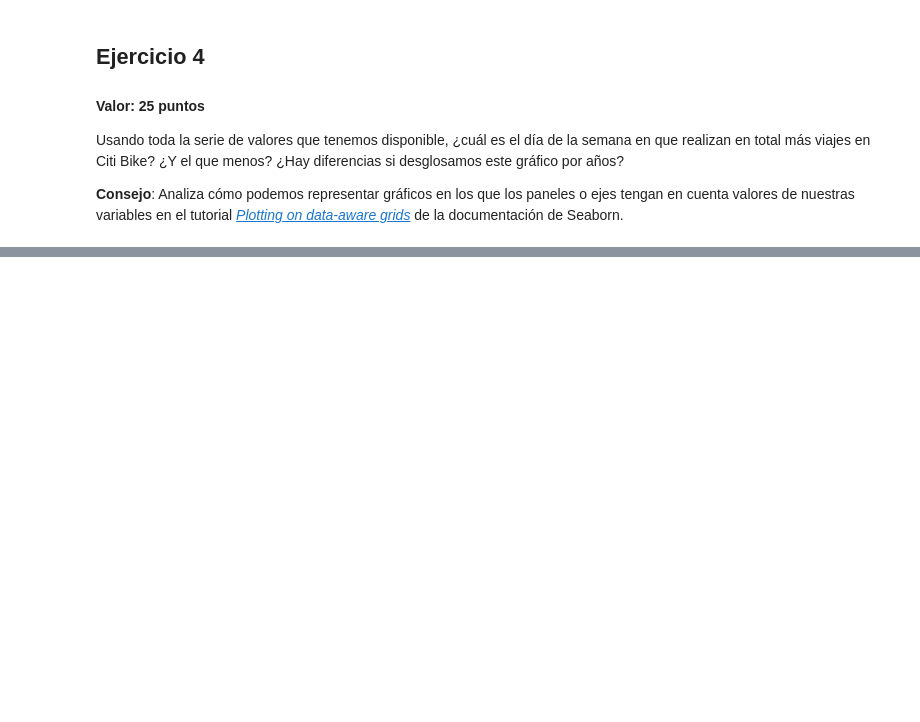
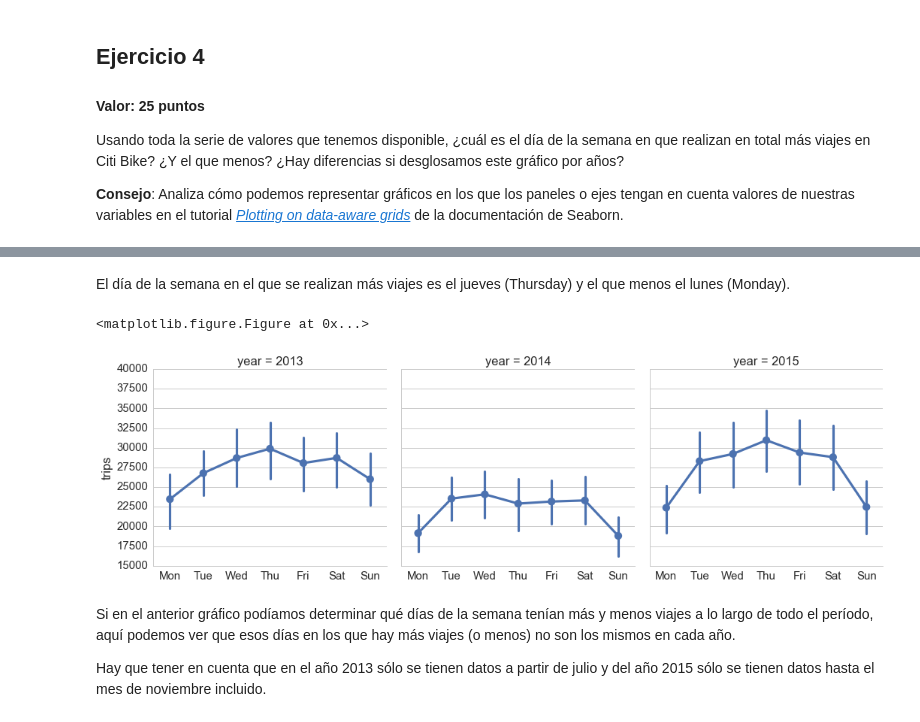
Before and after one commit to jvicentem/pandas-and-seaborn-assignment, a Jupyter notebook: Citi Bike System NYC.ipynb, the cells around one changed output, grey strips where cells are left out. Drawn from its saved outputs; the diff is of its cells as text; code cells hidden in the pictures; blank space fills up the shorter version.

```diff
--- a/Citi Bike System NYC.ipynb
+++ b/Citi Bike System NYC.ipynb
@@ -228,0 +252,18 @@ Usando toda la serie de valores que tenemos disponible, ¿cuál es el día de la
+# %% [markdown]
+El día de la semana en el que se realizan más viajes es el jueves (Thursday) y el que menos el lunes (Monday).
+# %%
+# Viajes por día de la semana desglosado por año
+
+sns.plt.figure(figsize=(15, 10))
+grid = sns.FacetGrid(bikes_df_year_dow, col='year', size=5)
+(grid.map(sns.pointplot, 'dow', 'trips', x_order=week_days)
+ .set(xlabel='', yticks=np.arange(15000, 40001, 2500))
+)
+sns.plt.show(grid)
+# %% [output]
+<matplotlib.figure.Figure at 0x...>
+[figure, added]
+# %% [markdown]
+Si en el anterior gráfico podíamos determinar qué días de la semana tenían más y menos viajes a lo largo de todo el período, aquí podemos ver que esos días en los que hay más viajes (o menos) no son los mismos en cada año.
+
+Hay que tener en cuenta que en el año 2013 sólo se tienen datos a partir de julio y del año 2015 sólo se tienen datos hasta el mes de noviembre incluido.
```
Also changed, not shown: parts of 3 cells of this notebook.
